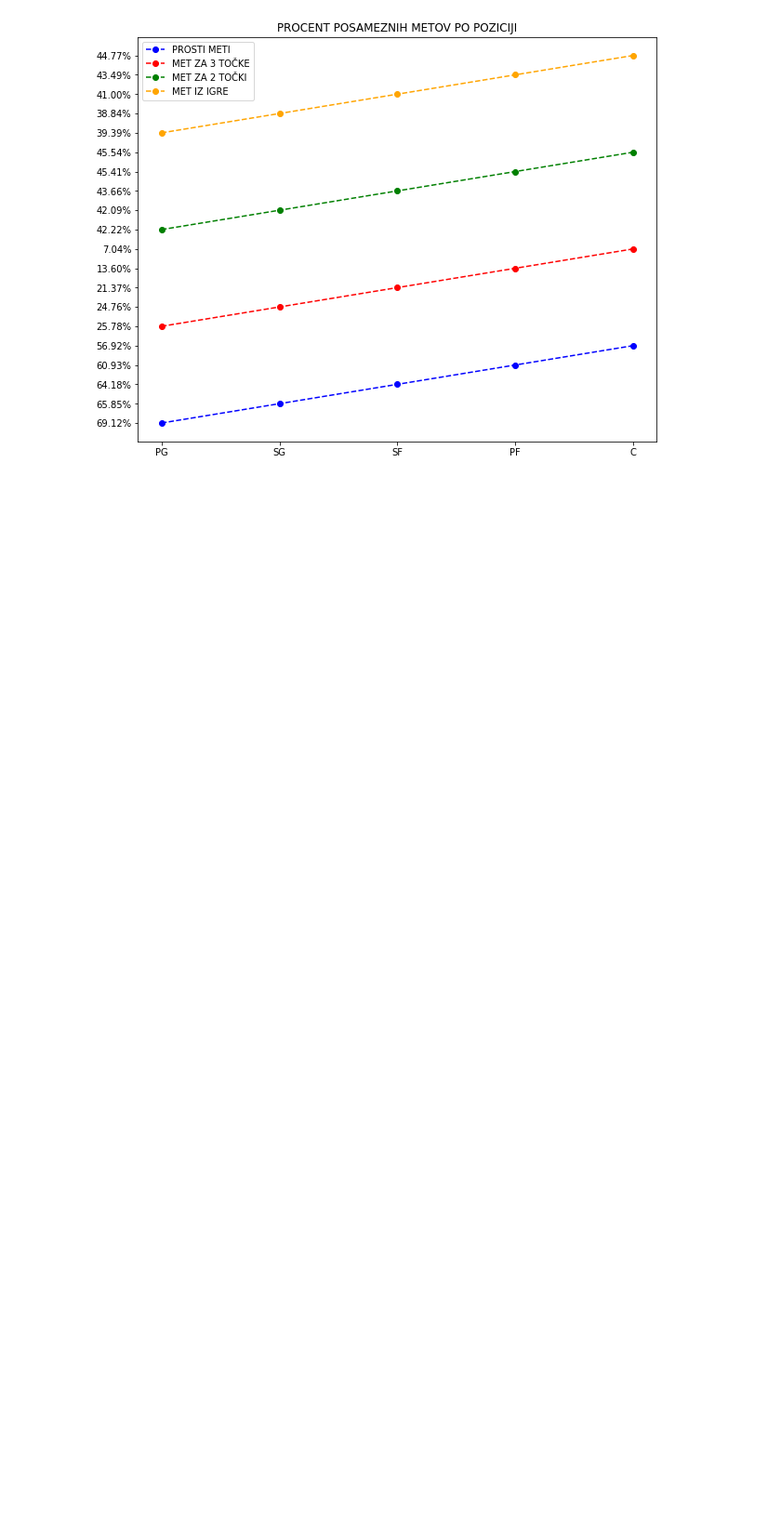
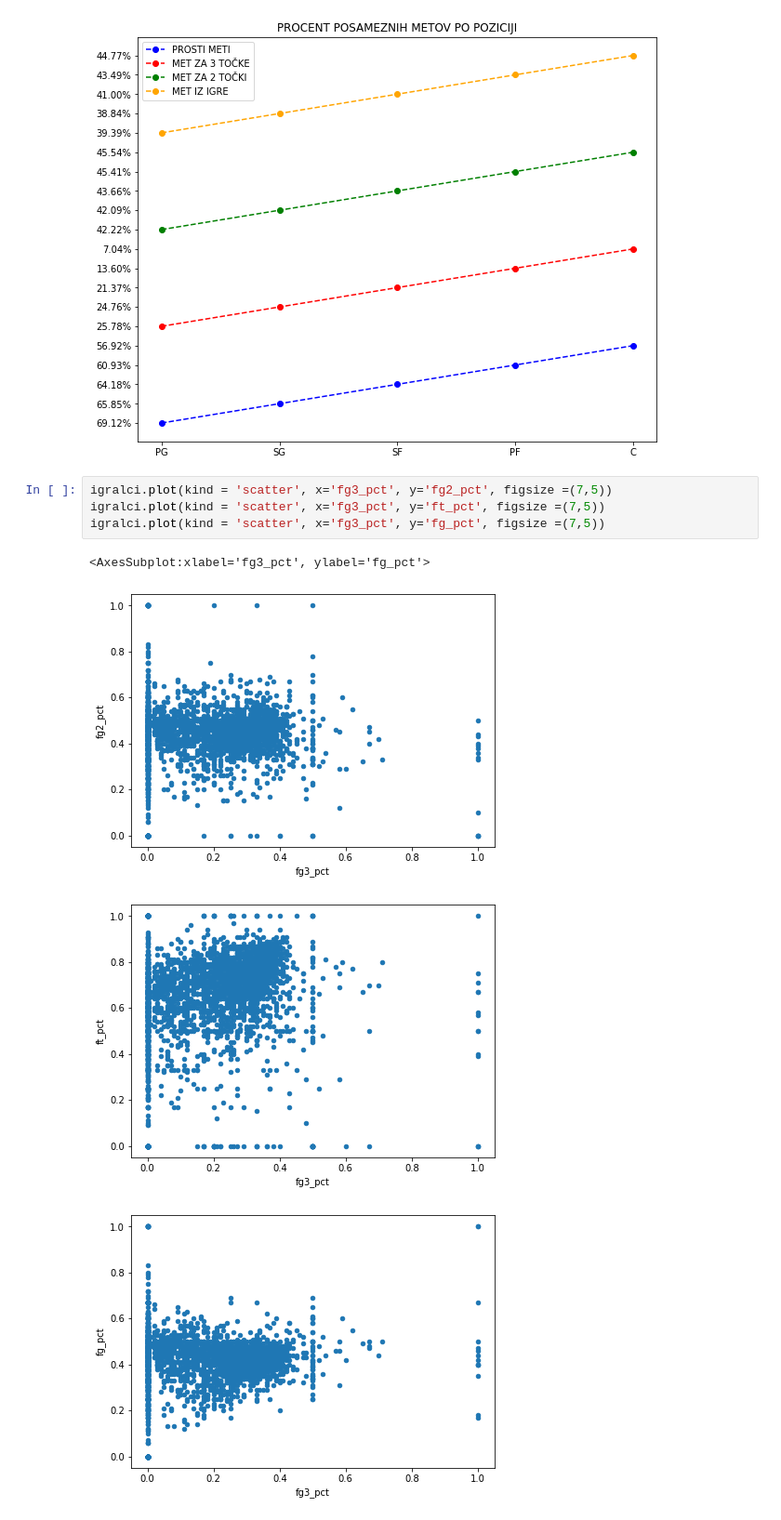
Before and after one commit to matej23/obdelava-podatkov, a Jupyter notebook: analiza.ipynb, the cells around one changed output. Shown at 93% size. Cells and saved outputs as stored; diff of their text form; blank space fills up the shorter version.

```diff
--- a/analiza.ipynb
+++ b/analiza.ipynb
@@ -357,3 +357,12 @@ plt.legend()
 plt.show()
 # %% [output]
 [figure]
+# %%
+igralci.plot(kind = 'scatter', x='fg3_pct', y='fg2_pct', figsize =(7,5))
+igralci.plot(kind = 'scatter', x='fg3_pct', y='ft_pct', figsize =(7,5))
+igralci.plot(kind = 'scatter', x='fg3_pct', y='fg_pct', figsize =(7,5))
+# %% [output]
+<AxesSubplot:xlabel='fg3_pct', ylabel='fg_pct'>
+[figure, added]
+[figure, added]
+[figure, added]
```
Also changed, not shown: parts of 2 cells of this notebook, 1 other file.
